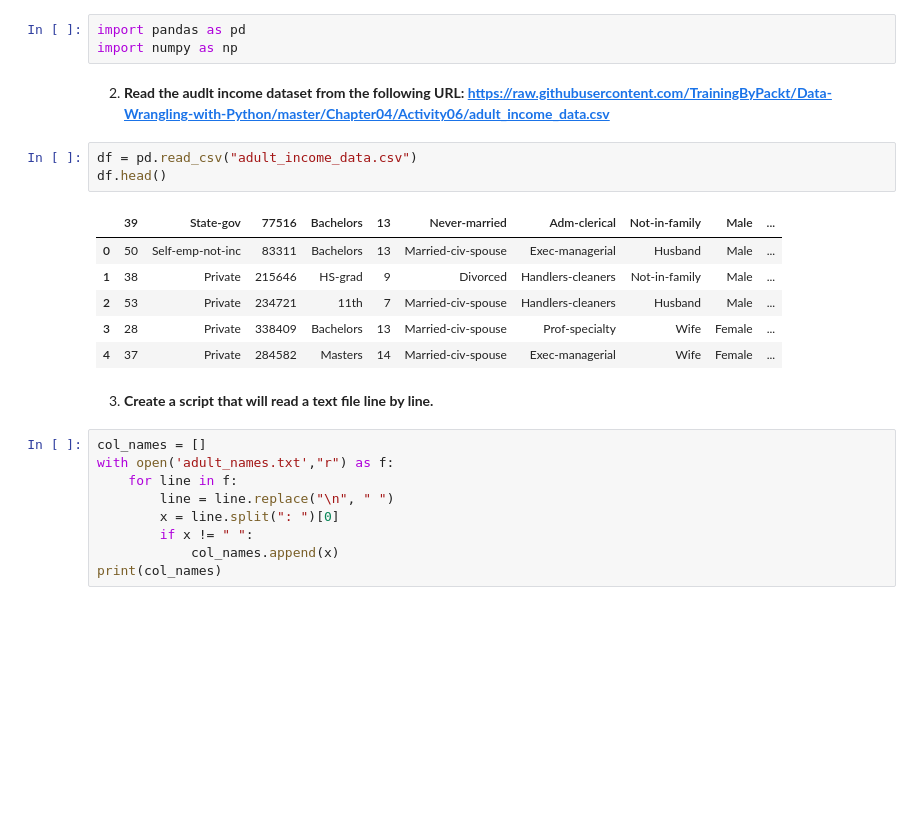
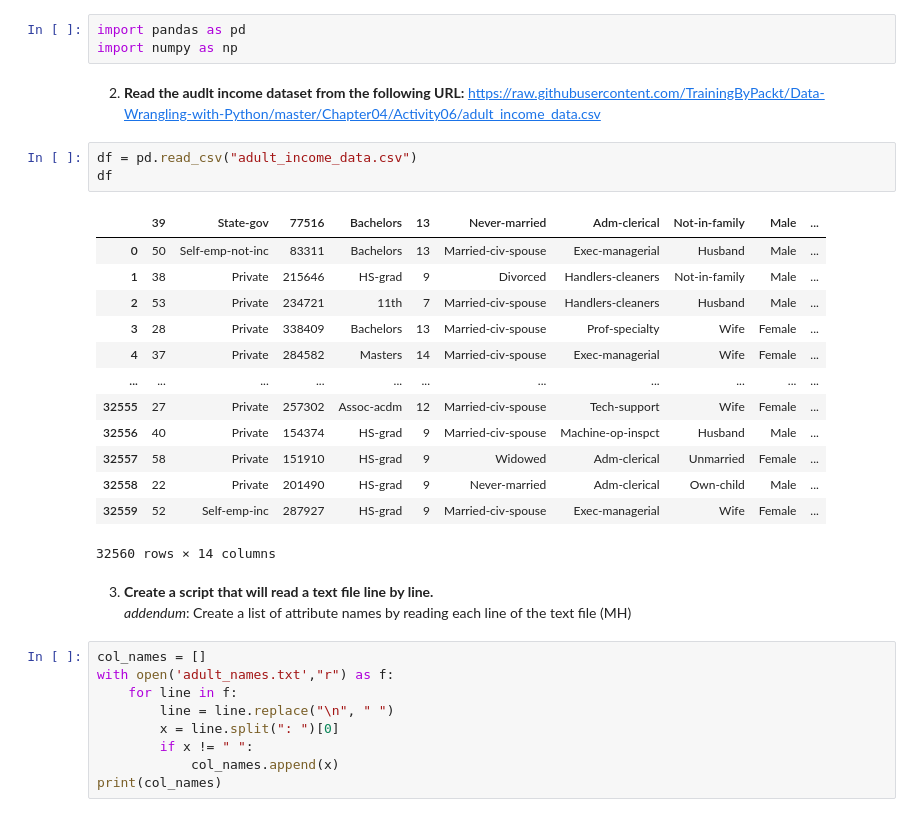
Before and after one commit to MichaelHotaling/DSC-Classes, a Jupyter notebook: DSC540/Week 3 & 4/Weeks 3&4 Assignment.ipynb, the cells around one changed output. Saved outputs shown, nothing was run; the diff lists cells and outputs as text; blank space fills up the shorter version.

```diff
--- a/DSC540/Week 3 & 4/Weeks 3&4 Assignment.ipynb
+++ b/DSC540/Week 3 & 4/Weeks 3&4 Assignment.ipynb
@@ -168,19 +277,26 @@ These are the steps that will help you solve this activity.
 import pandas as pd
 import numpy as np
 # %% [markdown]
-2. **Read the audlt income dataset from the following URL: https://raw.githubusercontent.com/TrainingByPackt/Data-Wrangling-with-Python/master/Chapter04/Activity06/adult_income_data.csv**
+2. **Read the audlt income dataset from the following URL:** https://raw.githubusercontent.com/TrainingByPackt/Data-Wrangling-with-Python/master/Chapter04/Activity06/adult_income_data.csv
 # %%
 df = pd.read_csv("adult_income_data.csv")
-df.head()
+df
 # %% [output]
 |  | 39 | State-gov | 77516 | Bachelors | 13 | Never-married | Adm-clerical | Not-in-family | Male | ... |
 | 0 | 50 | Self-emp-not-inc | 83311 | Bachelors | 13 | Married-civ-spouse | Exec-managerial | Husband | Male | ... |
 | 1 | 38 | Private | 215646 | HS-grad | 9 | Divorced | Handlers-cleaners | Not-in-family | Male | ... |
 | 2 | 53 | Private | 234721 | 11th | 7 | Married-civ-spouse | Handlers-cleaners | Husband | Male | ... |
 | 3 | 28 | Private | 338409 | Bachelors | 13 | Married-civ-spouse | Prof-specialty | Wife | Female | ... |
 | 4 | 37 | Private | 284582 | Masters | 14 | Married-civ-spouse | Exec-managerial | Wife | Female | ... |
+| ... | ... | ... | ... | ... | ... | ... | ... | ... | ... | ... |
+| 32555 | 27 | Private | 257302 | Assoc-acdm | 12 | Married-civ-spouse | Tech-support | Wife | Female | ... |
+| 32556 | 40 | Private | 154374 | HS-grad | 9 | Married-civ-spouse | Machine-op-inspct | Husband | Male | ... |
+| 32557 | 58 | Private | 151910 | HS-grad | 9 | Widowed | Adm-clerical | Unmarried | Female | ... |
+| 32558 | 22 | Private | 201490 | HS-grad | 9 | Never-married | Adm-clerical | Own-child | Male | ... |
+| 32559 | 52 | Self-emp-inc | 287927 | HS-grad | 9 | Married-civ-spouse | Exec-managerial | Wife | Female | ... |
+32560 rows × 14 columns
 # %% [markdown]
-3. **Create a script that will read a text file line by line.**
+3. **Create a script that will read a text file line by line.** <br>_addendum_: Create a list of attribute names by reading each line of the text file (MH)
 # %%
 col_names = []
 with open('adult_names.txt',"r") as f:
```
Also changed, not shown: parts of 41 cells of this notebook.
